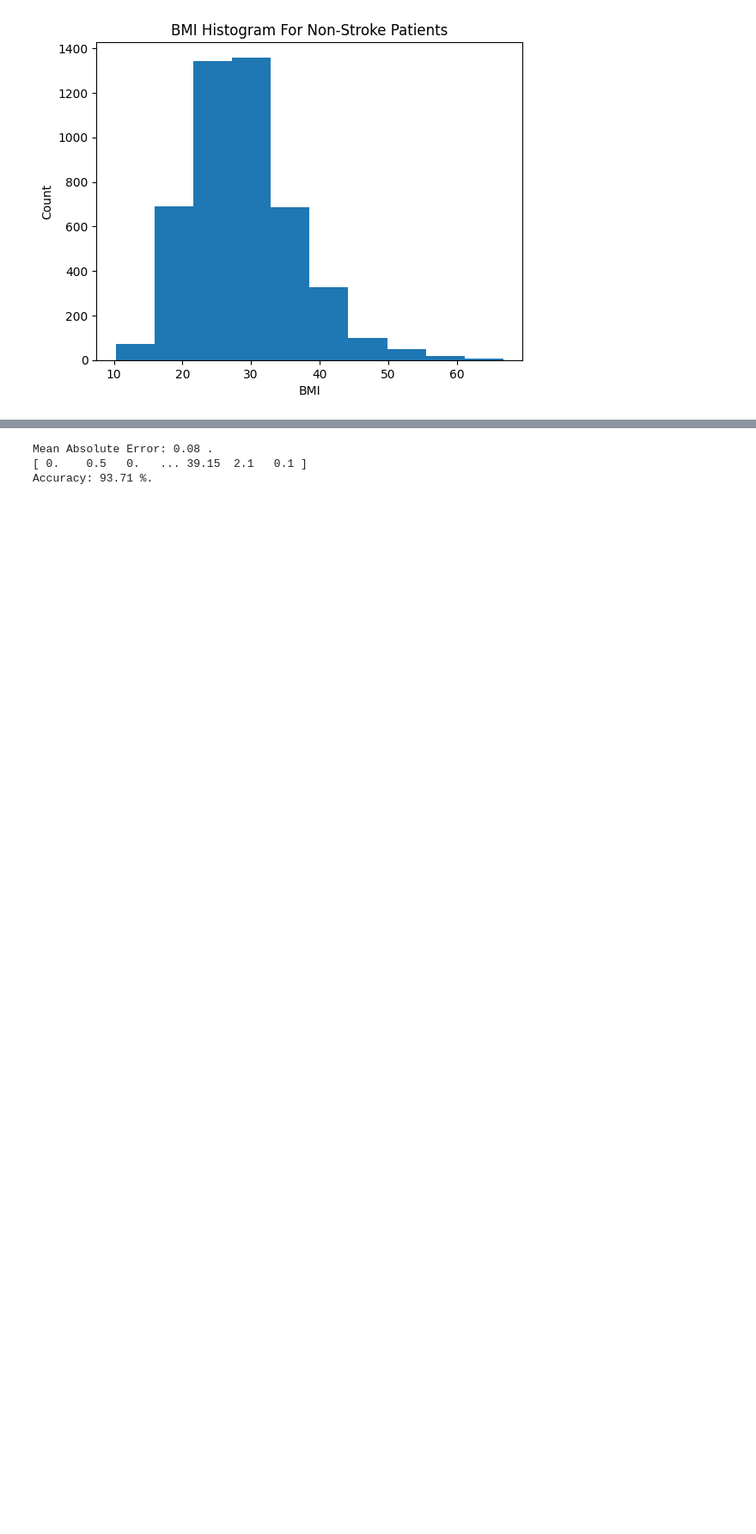
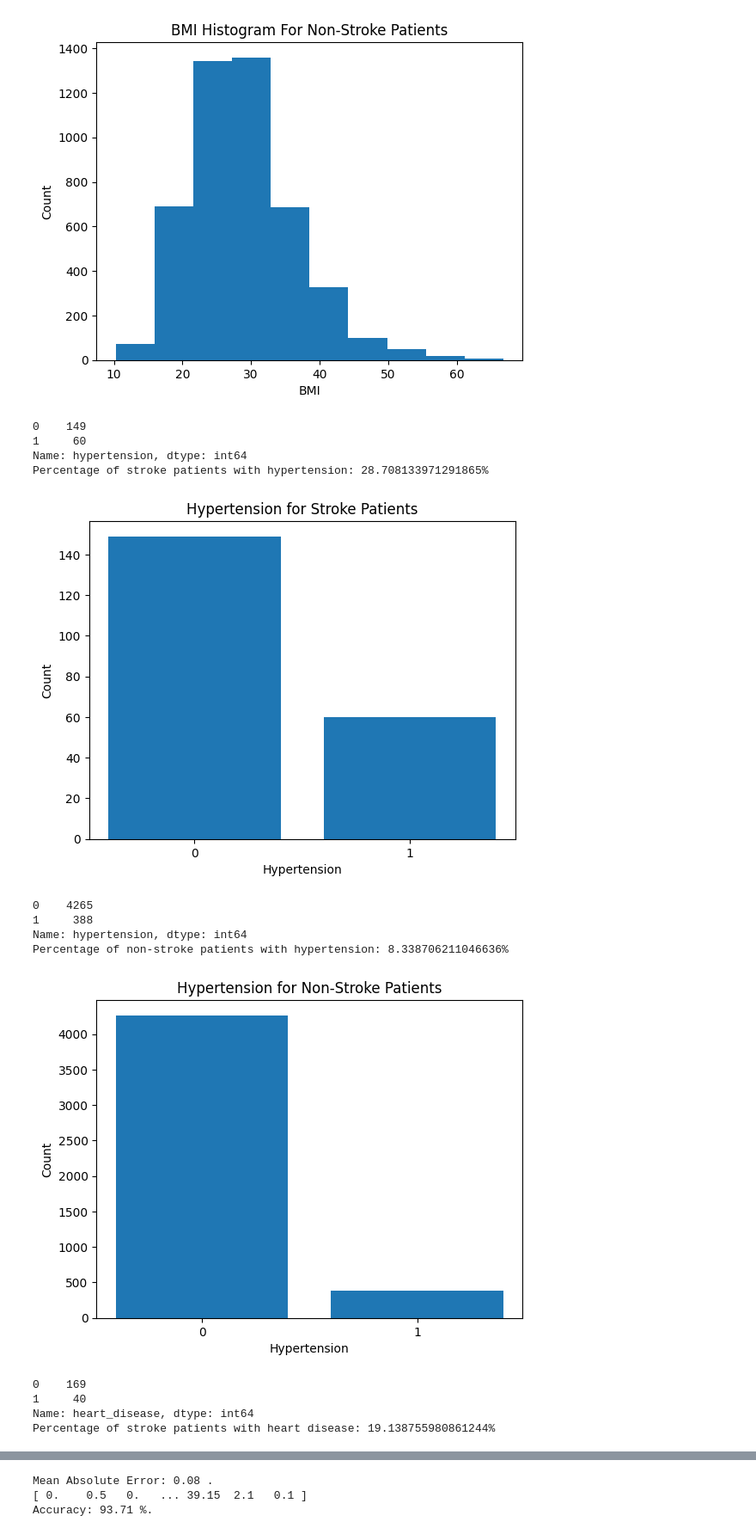
Before and after one commit to saminzey/stroke_research, a Jupyter notebook: stroke_research.ipynb, the cells around one changed output, grey strips where cells are left out. Shown: that part at 86% size. Cells and saved outputs as stored; diff of their text form; code cells hidden in the pictures; blank space fills up the shorter version.

```diff
--- a/stroke_research.ipynb
+++ b/stroke_research.ipynb
@@ -180,3 +180,70 @@ plt.show()
 [figure]
 [figure]
 [figure]
+# %%
+# We should examine the rate of hypertension and and heart_disease for both type of patients.
+print(group_by_stroke.get_group(1)['hypertension'].value_counts())
+print("Percentage of stroke patients with hypertension: " + str(100 * (60/(149+60))) + "%")
+x_values = [0, 1] # 0 is no, 1 is yes.
+y_vals = [149, 60]
+plt.bar(x_values, y_vals)
+plt.title("Hypertension for Stroke Patients")
+plt.xlabel("Hypertension")
+plt.ylabel("Count")
+plt.xticks(np.arange(min(x_values), max(x_values)+1, 1.0))
+plt.show()
+
+print(group_by_stroke.get_group(0)['hypertension'].value_counts())
+print("Percentage of non-stroke patients with hypertension: " + str(100 * (388/(4265+388))) + "%")
+x_values = [0, 1] # 0 is no, 1 is yes.
+y_vals = [4265, 388]
+plt.bar(x_values, y_vals)
+plt.title("Hypertension for Non-Stroke Patients")
+plt.xlabel("Hypertension")
+plt.ylabel("Count")
+plt.xticks(np.arange(min(x_values), max(x_values)+1, 1.0))
+plt.show()
+
+# Only ~8.3% of non-stroke patients had a heart attack while ~28.7% of stroke patients did.
+# However age appears to be a large contributing factor to strokes and you are probably more likely to have had heart issues if you are older.
+# So let us not draw any conclusions yet.
+
+print(group_by_stroke.get_group(1)['heart_disease'].value_counts())
+print("Percentage of stroke patients with heart disease: " + str(100 * (40/(169+40))) + "%")
+x_values = [0, 1] # 0 is no, 1 is yes.
+y_vals = [169, 40]
+plt.bar(x_values, y_vals)
+plt.title("Heart Disease for Stroke Patients")
+plt.xlabel("Heart Disease")
+plt.ylabel("Count")
+plt.xticks(np.arange(min(x_values), max(x_values)+1, 1.0))
+plt.show()
+
+print(group_by_stroke.get_group(0)['heart_disease'].value_counts())
+print("Percentage of non-stroke patients with heart disease: " + str(100 * (203/(4450+203))) + "%")
+x_values = [0, 1] # 0 is no, 1 is yes.
+y_vals = [4450, 203]
+plt.bar(x_values, y_vals)
+plt.title("Heart Disease for Non-Stroke Patients")
+plt.xlabel("Heart Disease")
+plt.ylabel("Count")
+plt.xticks(np.arange(min(x_values), max(x_values)+1, 1.0))
+plt.show()
+
+# People who have had a stroke are over 4x more likely to have had heart disease.
+# Again, we know age appears to be a large contributing factor to strokes so let us not draw large conclusions yet.
+# %% [output]
+0    149
+1     60
+Name: hypertension, dtype: int64
+Percentage of stroke patients with hypertension: 28.708133971291865%
+[figure, added]
+0    4265
+1     388
+Name: hypertension, dtype: int64
+Percentage of non-stroke patients with hypertension: 8.338706211046636%
+[figure, added]
+0    169
+1     40
+Name: heart_disease, dtype: int64
+Percentage of stroke patients with heart disease: 19.138755980861244%
```
Also changed, not shown: parts of 4 cells of this notebook, 1 other file.
